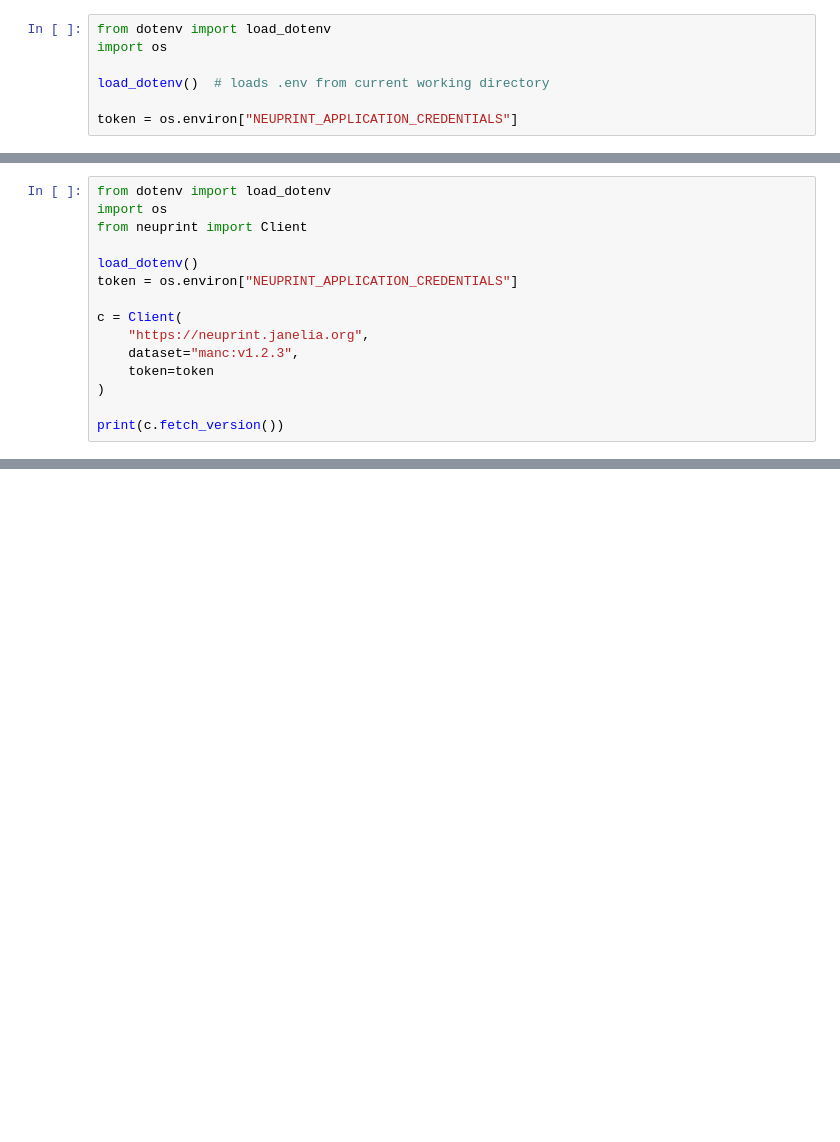
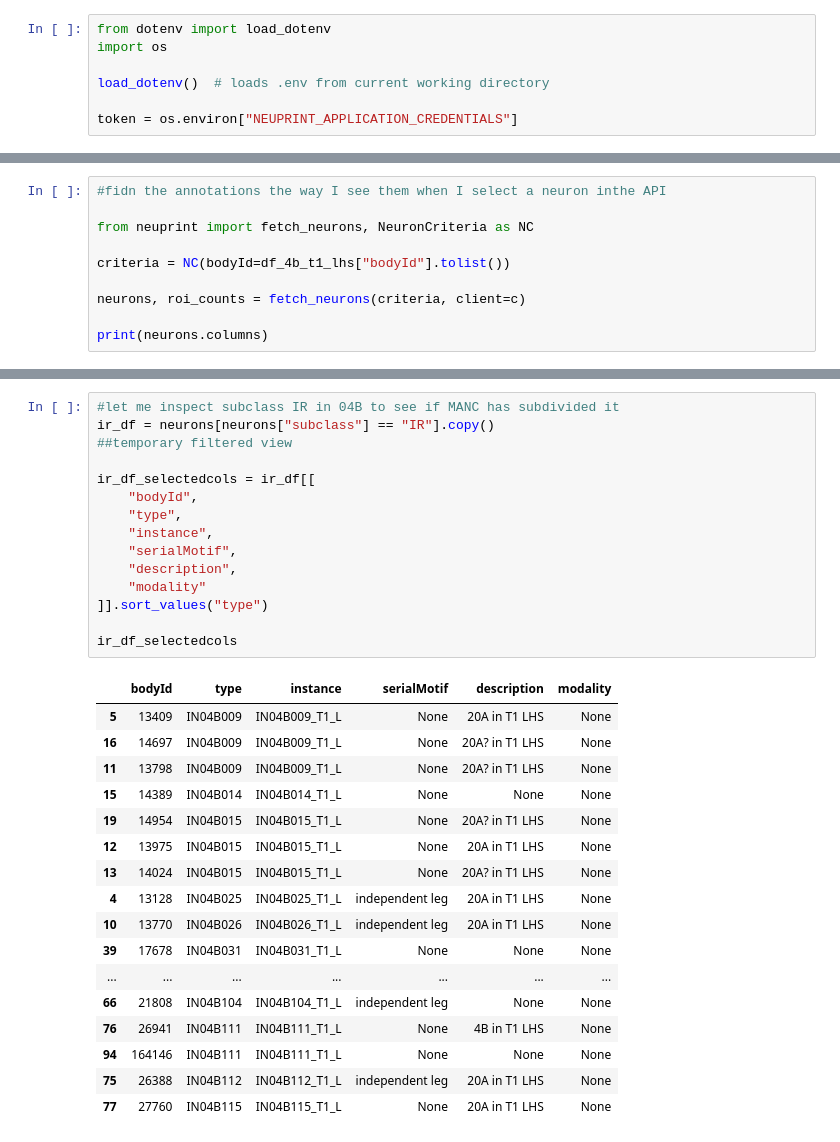
Before and after one commit to J-Soffers/4B-analysis, a Jupyter notebook: MANC-4-update to v1.2.3_2_review4b BR and IR clusters.ipynb, the cells around one changed output, grey strips where cells are left out. Drawn from its saved outputs; the diff is of its cells as text; blank space fills up the shorter version.

```diff
--- a/MANC-4-update to v1.2.3.ipynb
+++ b/MANC-4-update to v1.2.3_2_review4b BR and IR clusters.ipynb
@@ -385,15 +384,0 @@ print(c)
-# %%
-from dotenv import load_dotenv
-import os
-from neuprint import Client
-
-load_dotenv()
-token = os.environ["NEUPRINT_APPLICATION_CREDENTIALS"]
-
-c = Client(
-    "https://neuprint.janelia.org",
-    dataset="manc:v1.2.3",
-    token=token
-)
-
-print(c.fetch_version())
@@ -575,0 +617,10 @@ https://clio-ng.janelia.org/#!%7B%22title%22%3A%22MANC_v1.2.3_4B_morphology_clus
+# %%
+#fidn the annotations the way I see them when I select a neuron inthe API
+
+from neuprint import fetch_neurons, NeuronCriteria as NC
+
+criteria = NC(bodyId=df_4b_t1_lhs["bodyId"].tolist())
+
+neurons, roi_counts = fetch_neurons(criteria, client=c)
+
+print(neurons.columns)
@@ -575,0 +711,33 @@ https://clio-ng.janelia.org/#!%7B%22title%22%3A%22MANC_v1.2.3_4B_morphology_clus
+# %%
+#let me inspect subclass IR in 04B to see if MANC has subdivided it
+ir_df = neurons[neurons["subclass"] == "IR"].copy()
+##temporary filtered view
+
+ir_df_selectedcols = ir_df[[
+    "bodyId",
+    "type",
+    "instance",
+    "serialMotif",
+    "description",
+    "modality"
+]].sort_values("type")
+
+ir_df_selectedcols
+# %% [output]
+|  | bodyId | type | instance | serialMotif | description | modality |
+| 5 | 13409 | IN04B009 | IN04B009_T1_L | None | 20A in T1 LHS | None |
+| 16 | 14697 | IN04B009 | IN04B009_T1_L | None | 20A? in T1 LHS | None |
+| 11 | 13798 | IN04B009 | IN04B009_T1_L | None | 20A? in T1 LHS | None |
+| 15 | 14389 | IN04B014 | IN04B014_T1_L | None | None | None |
+| 19 | 14954 | IN04B015 | IN04B015_T1_L | None | 20A? in T1 LHS | None |
+| 12 | 13975 | IN04B015 | IN04B015_T1_L | None | 20A in T1 LHS | None |
+| 13 | 14024 | IN04B015 | IN04B015_T1_L | None | 20A? in T1 LHS | None |
+| 4 | 13128 | IN04B025 | IN04B025_T1_L | independent leg | 20A in T1 LHS | None |
+| 10 | 13770 | IN04B026 | IN04B026_T1_L | independent leg | 20A in T1 LHS | None |
+| 39 | 17678 | IN04B031 | IN04B031_T1_L | None | None | None |
+| ... | ... | ... | ... | ... | ... | ... |
+| 66 | 21808 | IN04B104 | IN04B104_T1_L | independent leg | None | None |
+| 76 | 26941 | IN04B111 | IN04B111_T1_L | None | 4B in T1 LHS | None |
+| 94 | 164146 | IN04B111 | IN04B111_T1_L | None | None | None |
+| 75 | 26388 | IN04B112 | IN04B112_T1_L | independent leg | 20A in T1 LHS | None |
+| 77 | 27760 | IN04B115 | IN04B115_T1_L | None | 20A in T1 LHS | None |
```
Also changed, not shown: parts of 29 cells of this notebook, 10 other files.
